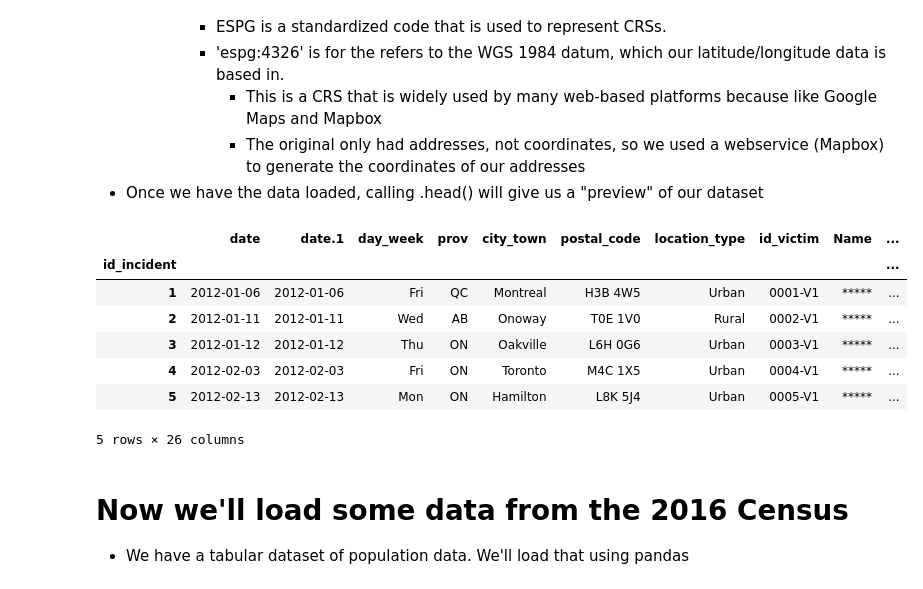
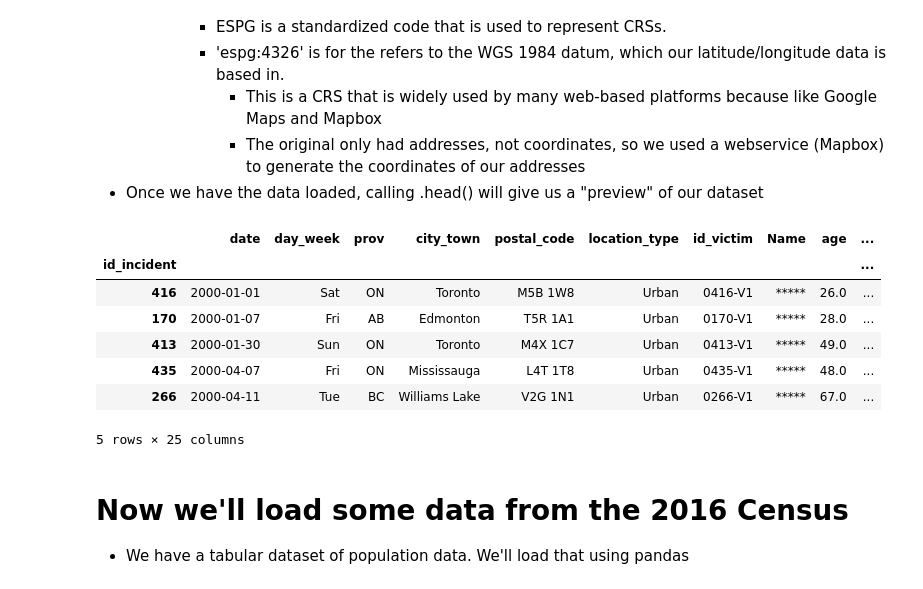
Before and after one commit to ubc-library-rc/Geospatial-Analysis-Visualization-with-Python, a Jupyter notebook: Geospatial Analysis & Visualization with Python.ipynb, the cells around one changed output. Cells and saved outputs as stored; diff of their text form; code cells hidden in the pictures.

```diff
--- a/Geospatial Analysis & Visualization with Python.ipynb
+++ b/Geospatial Analysis & Visualization with Python.ipynb
@@ -36,28 +36,34 @@ import matplotlib.pyplot as plt
 * Once we have the data loaded, calling .head() will give us a "preview" of our dataset
 # %%
 # We import the Police Killings file, and set the incident ID as the index
-police_Killings_Tabular = pd.read_csv('Data/PoliceKillings.csv',parse_dates=['date'],index_col=['id_incident'])
+police_Killings_Tabular = pd.read_csv('Data/PoliceKillings.csv',
+                                      parse_dates=['date'],
+                                      index_col=['id_incident']
+                                     )
 
 # We can then convert the pandas dataframe into a geopandas "GeodataFrame"
 police_Killings = gpd.GeoDataFrame(police_Killings_Tabular,
-    geometry=gpd.points_from_xy(police_Killings_Tabular.longitude, police_Killings_Tabular.latitude)
-)
+    geometry=gpd.points_from_xy(police_Killings_Tabular.longitude,
+                                police_Killings_Tabular.latitude
+                               )
+                                  )
 
 # Now we can assign a CRS
 WGS_1984={'init' :'epsg:4326'}
 police_Killings.crs = WGS_1984
 
-# Lets take a quick look.
+# Lets sort the incidents by date and then take a quick look.
+police_Killings=police_Killings.sort_values(by='date')
 police_Killings.head()
 # %% [output]
-|  | date | date.1 | day_week | prov | city_town | postal_code | location_type | id_victim | Name | ... |
+|  | date | day_week | prov | city_town | postal_code | location_type | id_victim | Name | age | ... |
 | id_incident |  |  |  |  |  |  |  |  |  | ... |
-| 1 | 2012-01-06 | 2012-01-06 | Fri | QC | Montreal | H3B 4W5 | Urban | 0001-V1 | ***** | ... |
-| 2 | 2012-01-11 | 2012-01-11 | Wed | AB | Onoway | T0E 1V0 | Rural | 0002-V1 | ***** | ... |
-| 3 | 2012-01-12 | 2012-01-12 | Thu | ON | Oakville | L6H 0G6 | Urban | 0003-V1 | ***** | ... |
-| 4 | 2012-02-03 | 2012-02-03 | Fri | ON | Toronto | M4C 1X5 | Urban | 0004-V1 | ***** | ... |
-| 5 | 2012-02-13 | 2012-02-13 | Mon | ON | Hamilton | L8K 5J4 | Urban | 0005-V1 | ***** | ... |
+| 416 | 2000-01-01 | Sat | ON | Toronto | M5B 1W8 | Urban | 0416-V1 | ***** | 26.0 | ... |
+| 170 | 2000-01-07 | Fri | AB | Edmonton | T5R 1A1 | Urban | 0170-V1 | ***** | 28.0 | ... |
+| 413 | 2000-01-30 | Sun | ON | Toronto | M4X 1C7 | Urban | 0413-V1 | ***** | 49.0 | ... |
+| 435 | 2000-04-07 | Fri | ON | Mississauga | L4T 1T8 | Urban | 0435-V1 | ***** | 48.0 | ... |
+| 266 | 2000-04-11 | Tue | BC | Williams Lake | V2G 1N1 | Urban | 0266-V1 | ***** | 67.0 | ... |
-5 rows × 26 columns
+5 rows × 25 columns
 # %% [markdown]
 # Now we'll load some data from the 2016 Census
 
```
Also changed, not shown: parts of 31 cells of this notebook, 6 other files.
